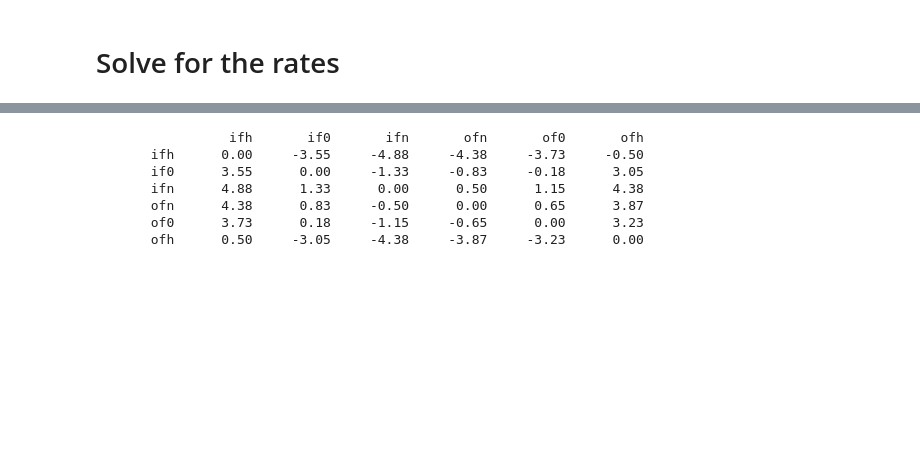
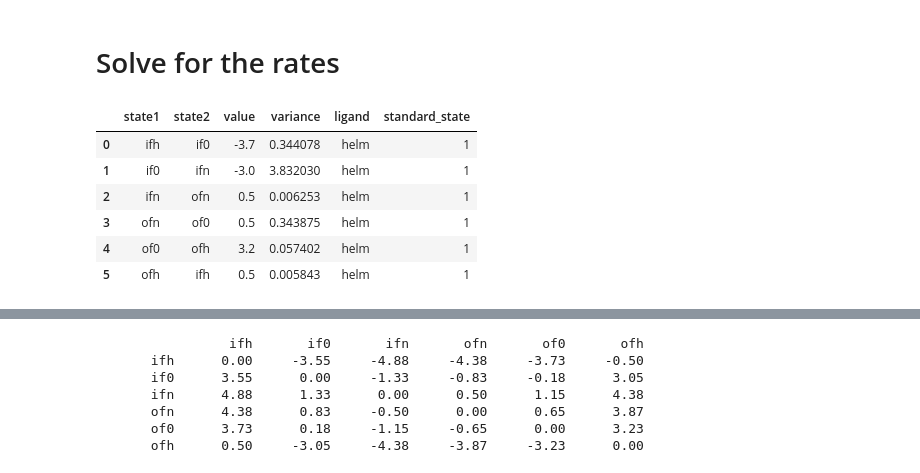
Before and after one commit to Becksteinlab/multibind-publication-code, a Jupyter notebook: thermodynamic_rates/nonequilibrium.ipynb, the cells around one changed output, grey strips where cells are left out. Saved outputs shown, nothing was run; the diff lists cells and outputs as text; code cells hidden in the pictures; blank space fills up the shorter version.

```diff
--- a/thermodynamic_rates/nonequilibrium.ipynb
+++ b/thermodynamic_rates/nonequilibrium.ipynb
@@ -20,6 +20,16 @@ c, k, std = rate_matrix(input_rates)
 states = c.states.values
 free_energies = c.g_mle
 g_std_err = c.std_errors
+# %%
+c.graph
+# %% [output]
+|  | state1 | state2 | value | variance | ligand | standard_state |
+| 0 | ifh | if0 | -3.7 | 0.344078 | helm | 1 |
+| 1 | if0 | ifn | -3.0 | 3.832030 | helm | 1 |
+| 2 | ifn | ofn | 0.5 | 0.006253 | helm | 1 |
+| 3 | ofn | of0 | 0.5 | 0.343875 | helm | 1 |
+| 4 | of0 | ofh | 3.2 | 0.057402 | helm | 1 |
+| 5 | ofh | ifh | 0.5 | 0.005843 | helm | 1 |
 # %%
 for i, j, l in zip(states.flatten(), free_energies, g_std_err):
     print(i, j, l)
```
Also changed, not shown: parts of 3 cells of this notebook, 1 other file.
